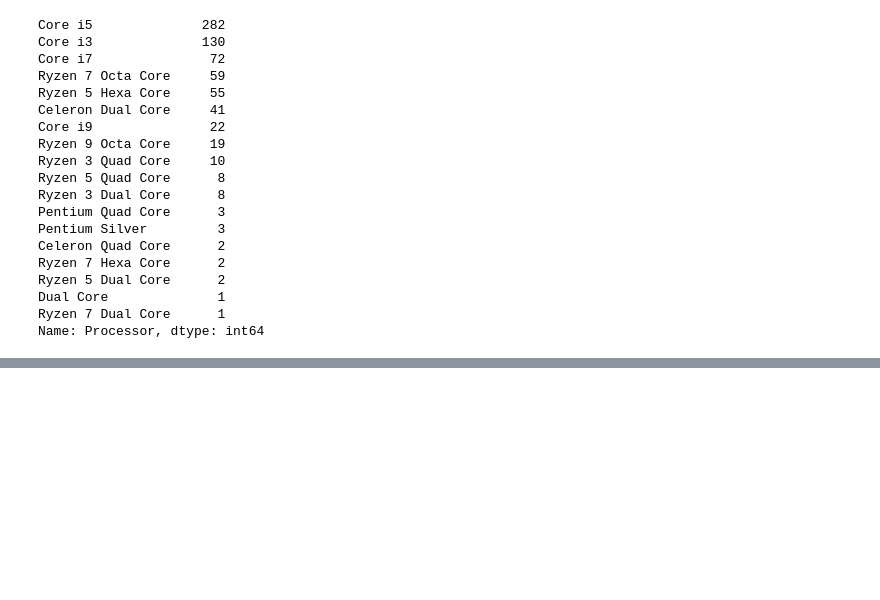
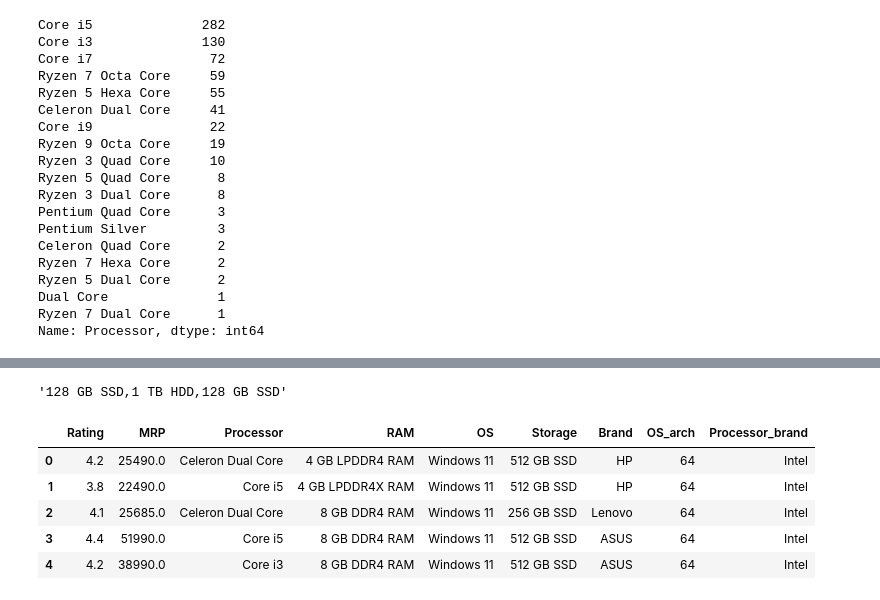
Before and after one commit to cse-vaibhav/Flipkart-Laptop-Data-Analysis, a Jupyter notebook: Preprocessing.ipynb, the cells around one changed output, grey strips where cells are left out. Cells and saved outputs as stored; diff of their text form; code cells hidden in the pictures; blank space fills up the shorter version.

```diff
--- a/Preprocessing.ipynb
+++ b/Preprocessing.ipynb
@@ -185,0 +224,8 @@ data.to_csv("data/preprocessed.csv")
+# %%
+re.sub(r"\s([A-Z]+)(\d+)\s", r" \1,\2 ", "128 GB SSD1 TB HDD128 GB SSD")
+# %% [output]
+'128 GB SSD,1 TB HDD,128 GB SSD'
+# %%
+reg = re.compile(r"\s([A-Z]+)(\d+)\s")
+reg.sub(r" \1,\2 ", "128 GB SSD1 TB HDD128 GB SSD")
+data.Storage = data.Storage.apply(lambda x: reg.sub(r" \1,\2 ", x))
@@ -185,0 +234,9 @@ data.to_csv("data/preprocessed.csv")
+# %%
+data.head()
+# %% [output]
+|  | Rating | MRP | Processor | RAM | OS | Storage | Brand | OS_arch | Processor_brand |
+| 0 | 4.2 | 25490.0 | Celeron Dual Core | 4 GB LPDDR4 RAM | Windows 11 | 512 GB SSD | HP | 64 | Intel |
+| 1 | 3.8 | 22490.0 | Core i5 | 4 GB LPDDR4X RAM | Windows 11 | 512 GB SSD | HP | 64 | Intel |
+| 2 | 4.1 | 25685.0 | Celeron Dual Core | 8 GB DDR4 RAM | Windows 11 | 256 GB SSD | Lenovo | 64 | Intel |
+| 3 | 4.4 | 51990.0 | Core i5 | 8 GB DDR4 RAM | Windows 11 | 512 GB SSD | ASUS | 64 | Intel |
+| 4 | 4.2 | 38990.0 | Core i3 | 8 GB DDR4 RAM | Windows 11 | 512 GB SSD | ASUS | 64 | Intel |
```
Also changed, not shown: parts of 8 cells of this notebook, 1 other file.
